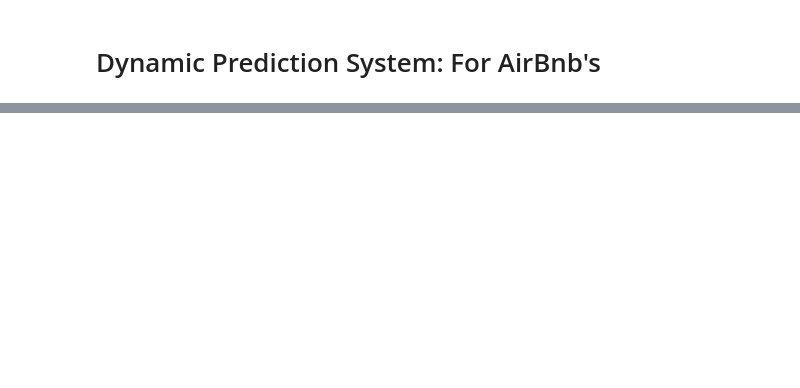
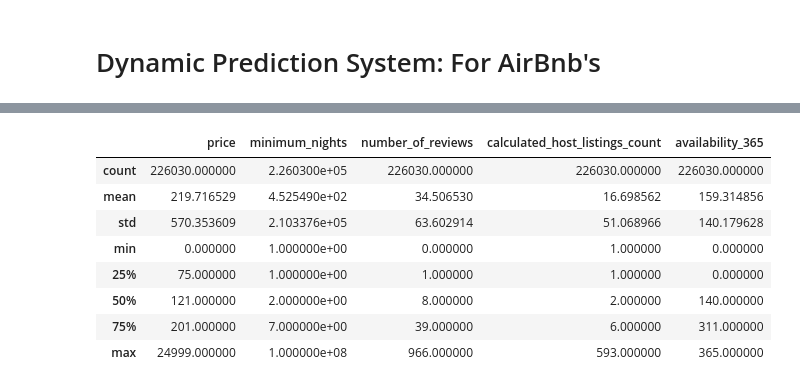
Before and after one commit to AryanSharma1017/Dynamic-Pricing-System, a Jupyter notebook: model.ipynb, the cells around one changed output, grey strips where cells are left out. Drawn from its saved outputs; the diff is of its cells as text; code cells hidden in the pictures; blank space fills up the shorter version.

```diff
--- a/model.ipynb
+++ b/model.ipynb
@@ -104,0 +84,12 @@ Index(['hosts_time_as_user_years', 'hosts_time_as_user_months',
+# %%
+Dataset.describe()
+# %% [output]
+|  | price | minimum_nights | number_of_reviews | calculated_host_listings_count | availability_365 |
+| count | 226030.000000 | 2.260300e+05 | 226030.000000 | 226030.000000 | 226030.000000 |
+| mean | 219.716529 | 4.525490e+02 | 34.506530 | 16.698562 | 159.314856 |
+| std | 570.353609 | 2.103376e+05 | 63.602914 | 51.068966 | 140.179628 |
+| min | 0.000000 | 1.000000e+00 | 0.000000 | 1.000000 | 0.000000 |
+| 25% | 75.000000 | 1.000000e+00 | 1.000000 | 1.000000 | 0.000000 |
+| 50% | 121.000000 | 2.000000e+00 | 8.000000 | 2.000000 | 140.000000 |
+| 75% | 201.000000 | 7.000000e+00 | 39.000000 | 6.000000 | 311.000000 |
+| max | 24999.000000 | 1.000000e+08 | 966.000000 | 593.000000 | 365.000000 |
```
Also changed, not shown: parts of 13 cells of this notebook, 4 other files.
